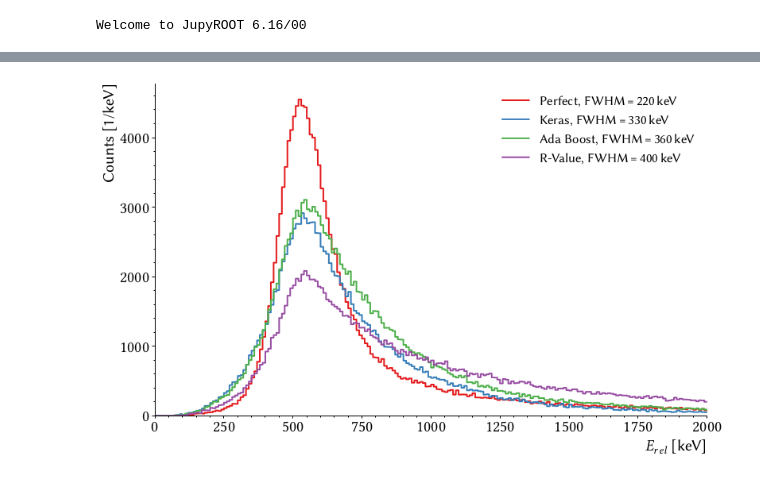
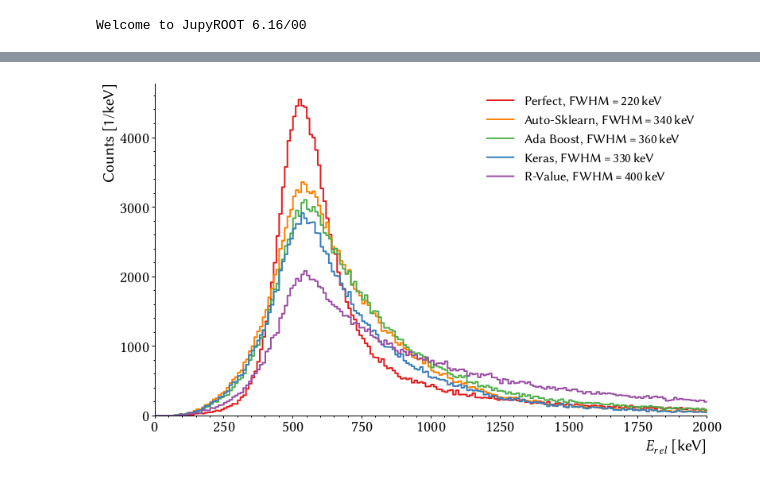
Before and after one commit to janmayer/NeuLAND-reconstruction-ml, a Jupyter notebook: clusterfeature/06-reconstruct.ipynb, the cells around one changed output, grey strips where cells are left out. Saved outputs shown, nothing was run; the diff lists cells and outputs as text; code cells hidden in the pictures.

```diff
--- a/clusterfeature/06-reconstruct.ipynb
+++ b/clusterfeature/06-reconstruct.ipynb
@@ -167,32 +144,35 @@ def get_and_fit(file, ax, name, label, color):
 
     y = 2 * halfmax
     xr = 50
     while y > halfmax:
         xr +=1
         y = h.GetBinContent(xr)
     #print(xr, y)
 
     fwhm = (xr - xl) * 10
 
     rplt.step(h, axes=ax, label=f"{label}, FWHM\,=\,{fwhm}\,keV", color=color, linewidth=2)
 
 
 file = rootpy.io.root_open("results/reco.root", "read")
+file2 = rootpy.io.root_open("results/reco2.root", "read")
+
 fig = plt.figure(figsize=(2 * 6.224, 2 * 6.224 / 1.618))
 ax = fig.add_subplot(111)
 
 get_and_fit(file, ax, "Cheat", "Perfect", colors[0])
+get_and_fit(file, ax, "AutoSklearn", "Auto-Sklearn", colors[4])
+get_and_fit(file2, ax, "AdaBoost", "Ada Boost", colors[2])
 get_and_fit(file, ax, "Keras", "Keras", colors[1])
-get_and_fit(file, ax, "Scikit", "Ada Boost", colors[2])
 get_and_fit(file, ax, "RValue", "R-Value", colors[3])
 
 ax.set_xlim(0, 2000)
 ax.set_ylim(0, None)
 ax.set_xlabel(r"$E_{rel}$ [keV]", horizontalalignment="right", x=1)
 ax.set_ylabel(r"Counts [1/keV]", horizontalalignment="right", y=1)
 
 ax.legend(loc="upper right", prop={"size": "small"})
 # fig.savefig(f"results/erel-{neutron}n-{erel}.pdf", bbox_inches="tight")
 display(fig)
 # %% [output]
-[figure, old version]
+[figure, new version]
```
Also changed, not shown: parts of 5 cells of this notebook, 8 other files.
